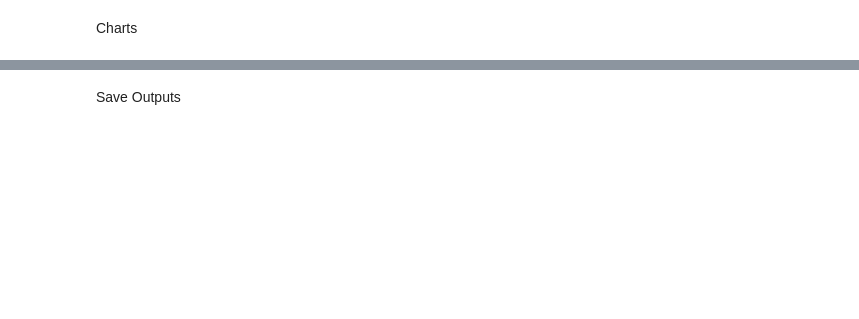
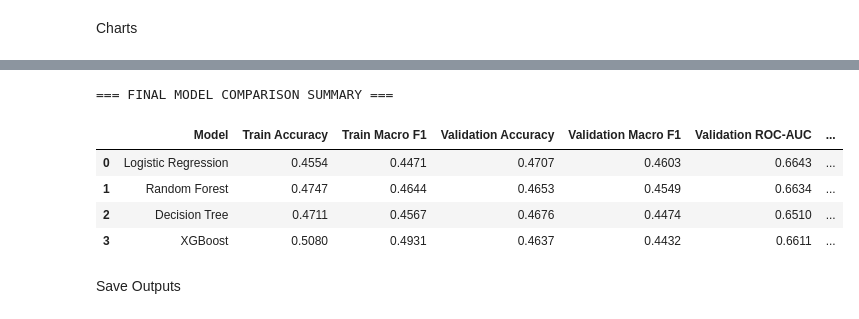
Before and after one commit to AruniAyodhya/Sports-Analytics, a Jupyter notebook: notebooks/Model Comparison.ipynb, the cells around one changed output, grey strips where cells are left out. Drawn from its saved outputs; the diff is of its cells as text; code cells hidden in the pictures; blank space fills up the shorter version.

```diff
--- a/notebooks/Model Comparison.ipynb
+++ b/notebooks/Model Comparison.ipynb
@@ -148,3 +432,37 @@ grouped_bar("Accuracy", "comparison_accuracy.png", ref=MAJORITY_ACC)
+# %%
+summary_rows = []
+
+for model in MODEL_ORDER:
+
+    summary_rows.append({
+        "Model": model,
+        "Train Accuracy":train_table.loc[model, "Accuracy"],
+        "Train Macro F1":train_table.loc[model, "Macro F1"],
+
+        "Validation Accuracy":val_table.loc[model, "Accuracy"],
+        "Validation Macro F1":val_table.loc[model, "Macro F1"],
+        "Validation ROC-AUC":val_table.loc[model, "ROC-AUC"],
+
+        "Test Accuracy":test_table.loc[model, "Accuracy"],
+        "Test Macro F1":test_table.loc[model, "Macro F1"],
+        "Test ROC-AUC":test_table.loc[model, "ROC-AUC"]
+    })
+
+
+final_summary = pd.DataFrame(summary_rows)
+final_summary = final_summary.sort_values(
+    "Validation Macro F1",ascending=False
+).reset_index(drop=True)
+
+print("=== FINAL MODEL COMPARISON SUMMARY ===")
+display(final_summary.round(4))
+# %% [output]
+=== FINAL MODEL COMPARISON SUMMARY ===
+|  | Model | Train Accuracy | Train Macro F1 | Validation Accuracy | Validation Macro F1 | Validation ROC-AUC | ... |
+| 0 | Logistic Regression | 0.4554 | 0.4471 | 0.4707 | 0.4603 | 0.6643 | ... |
+| 1 | Random Forest | 0.4747 | 0.4644 | 0.4653 | 0.4549 | 0.6634 | ... |
+| 2 | Decision Tree | 0.4711 | 0.4567 | 0.4676 | 0.4474 | 0.6510 | ... |
+| 3 | XGBoost | 0.5080 | 0.4931 | 0.4637 | 0.4432 | 0.6611 | ... |
 # %% [markdown]
 Save Outputs
 # %%
```
Also changed, not shown: parts of 14 cells of this notebook, 11 other files.
